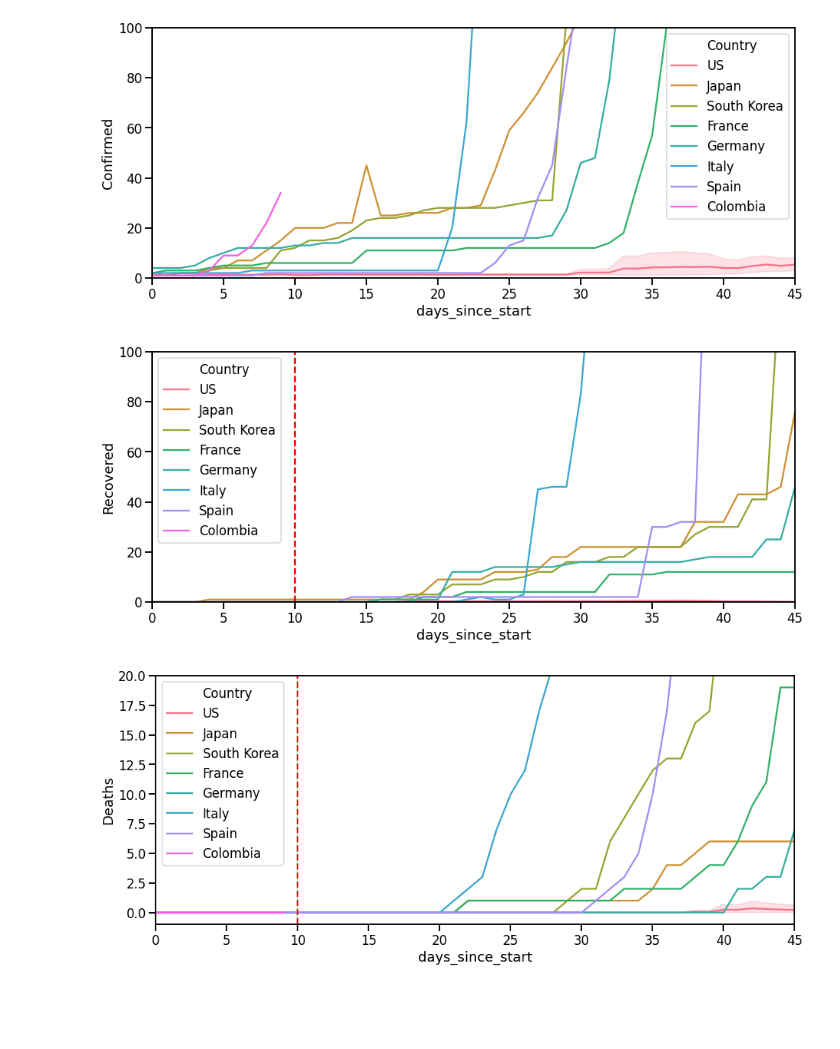
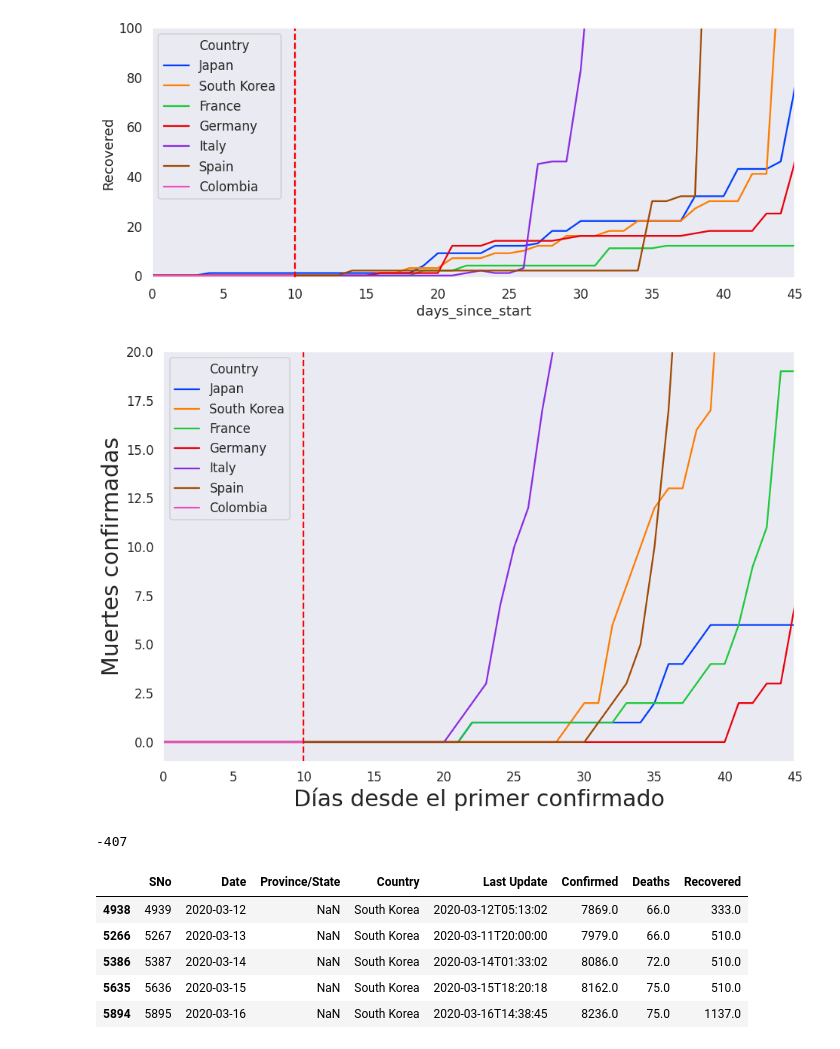
Before and after one commit to davidbetancur8/coronavirus, a Jupyter notebook: notebooks/viz.ipynb, the cells around one changed output. Cells and saved outputs as stored; diff of their text form; code cells hidden in the pictures; blank space fills up the shorter version.

Commit message:
data updated

```diff
--- a/notebooks/viz.ipynb
+++ b/notebooks/viz.ipynb
@@ -3,15 +3,11 @@ import numpy as np
 import pandas as pd
 import seaborn as sns
 import matplotlib.pyplot as plt
-five_thirty_eight = [
-    "#30a2da",
-    "#fc4f30",
-    "#e5ae38",
-    "#6d904f",
-    "#8b8b8b",
-]
 
-sns.set_palette(five_thirty_eight)
+
+sns.set_palette(sns.color_palette("bright"))
+sns.set_style("dark")
+
 sns.set_context("talk")
 # %%
 # df_data = pd.read_csv("data/2019_nCoV_data.csv")
@@ -37,5 +33,5 @@ df_data[df_data["Country"] == "Mainland China"]
 # %%
-importantes = ["Colombia", "Italy", "Spain", "France", "Japan", "Germany", "US", "South Korea"]
+importantes = ["Colombia", "Italy", "Spain", "France", "Japan", "Germany", "South Korea"]
 # %%
 df_prin = df_data[df_data["Country"].isin(importantes)]
 df_prin = df_prin[df_prin["Confirmed"] > 0]
@@ -44,29 +51,22 @@ df_prin["days_since_start"] = (df_prin["Date"] - df_prin['start_date']).dt.days
 # %%
 plt.figure(figsize=(15,6))
-ax = sns.lineplot(x="days_since_start", y="Confirmed", hue="Country", data=df_prin)
+ax = sns.lineplot(x="days_since_start", y="Recovered", hue="Country", data=df_prin)
+plt.axvline(10, 0,1400, color="r", linestyle='--')
 axes = ax.axes
-axes.set_ylim(0,100)
+axes.set_ylim(-1,100)
 axes.set_xlim(0,45)
 plt.show()
 # %% [output]
-[figure, old version]
+[figure, new version]
 # %%
-plt.figure(figsize=(15,6))
-ax = sns.lineplot(x="days_since_start", y="Recovered", hue="Country", data=df_prin)
+plt.figure(figsize=(15,10))
+ax = sns.lineplot(x="days_since_start", y="Deaths", hue="Country", data=df_prin)
 plt.axvline(10, 0,1400, color="r", linestyle='--')
+ax.set_xlabel("Días desde el primer confirmado",fontsize=30)
+ax.set_ylabel("Muertes confirmadas",fontsize=30)
 axes = ax.axes
-axes.set_ylim(0,100)
+axes.set_ylim(-1,20)
 axes.set_xlim(0,45)
 plt.show()
 # %% [output]
-[figure, old version]
+[figure, new version]
-# %%
-plt.figure(figsize=(15,6))
-ax = sns.lineplot(x="days_since_start", y="Deaths", hue="Country", data=df_prin)
-plt.axvline(10, 0,1400, color="r", linestyle='--')
-axes = ax.axes
-axes.set_ylim(-1,20)
-axes.set_xlim(0,45)
-plt.show()
-# %% [output]
-[figure, removed]
@@ -72,0 +75,13 @@ plt.show()
+# %%
+7755-8162
+# %% [output]
+-407
+# %%
+df_korea.tail()
+# %% [output]
+|  | SNo | Date | Province/State | Country | Last Update | Confirmed | Deaths | Recovered |
+| 4938 | 4939 | 2020-03-12 | NaN | South Korea | 2020-03-12T05:13:02 | 7869.0 | 66.0 | 333.0 |
+| 5266 | 5267 | 2020-03-13 | NaN | South Korea | 2020-03-11T20:00:00 | 7979.0 | 66.0 | 510.0 |
+| 5386 | 5387 | 2020-03-14 | NaN | South Korea | 2020-03-14T01:33:02 | 8086.0 | 72.0 | 510.0 |
+| 5635 | 5636 | 2020-03-15 | NaN | South Korea | 2020-03-15T18:20:18 | 8162.0 | 75.0 | 510.0 |
+| 5894 | 5895 | 2020-03-16 | NaN | South Korea | 2020-03-16T14:38:45 | 8236.0 | 75.0 | 1137.0 |
```
Also changed, not shown: parts of 5 cells of this notebook, 1 other file.
